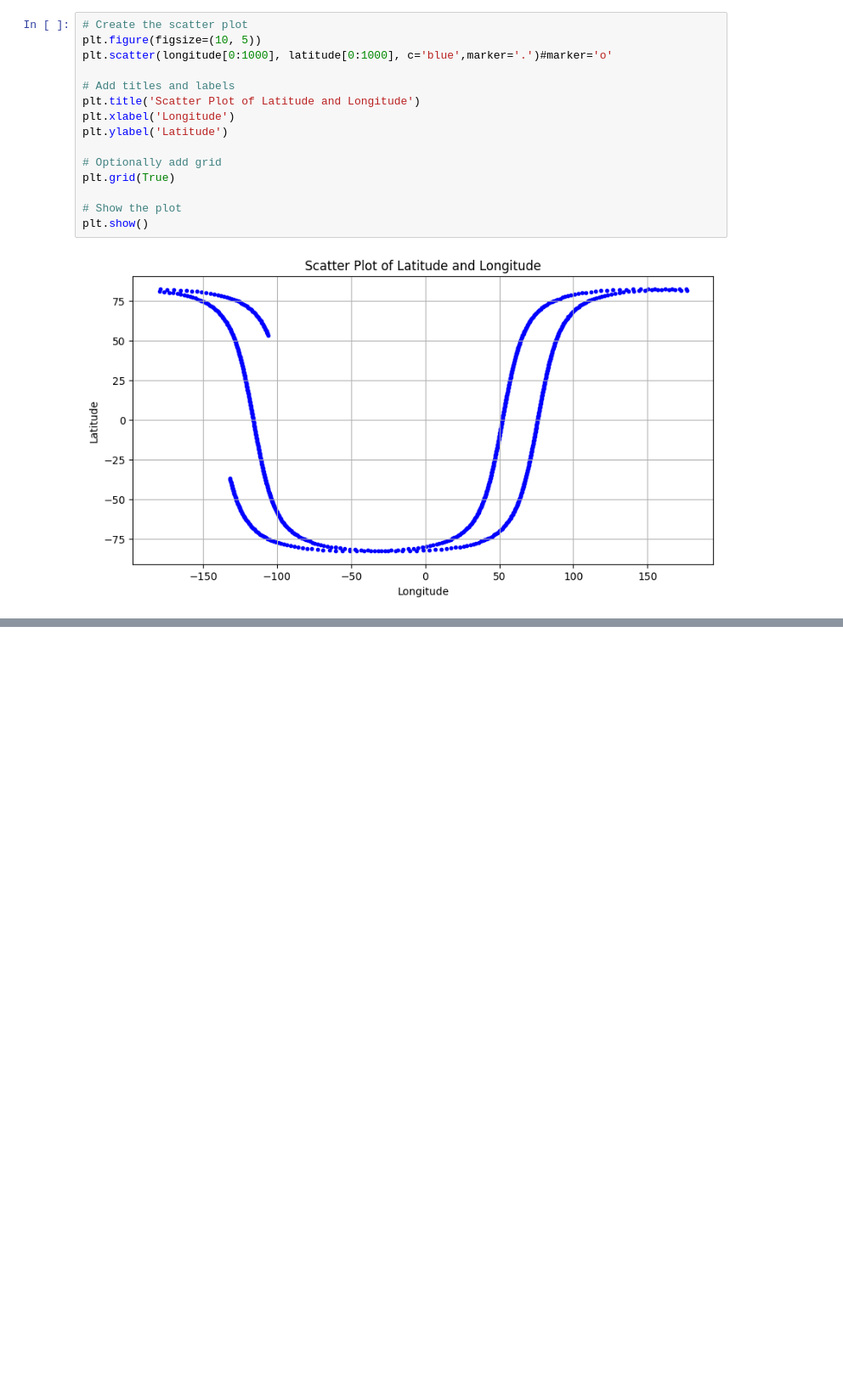
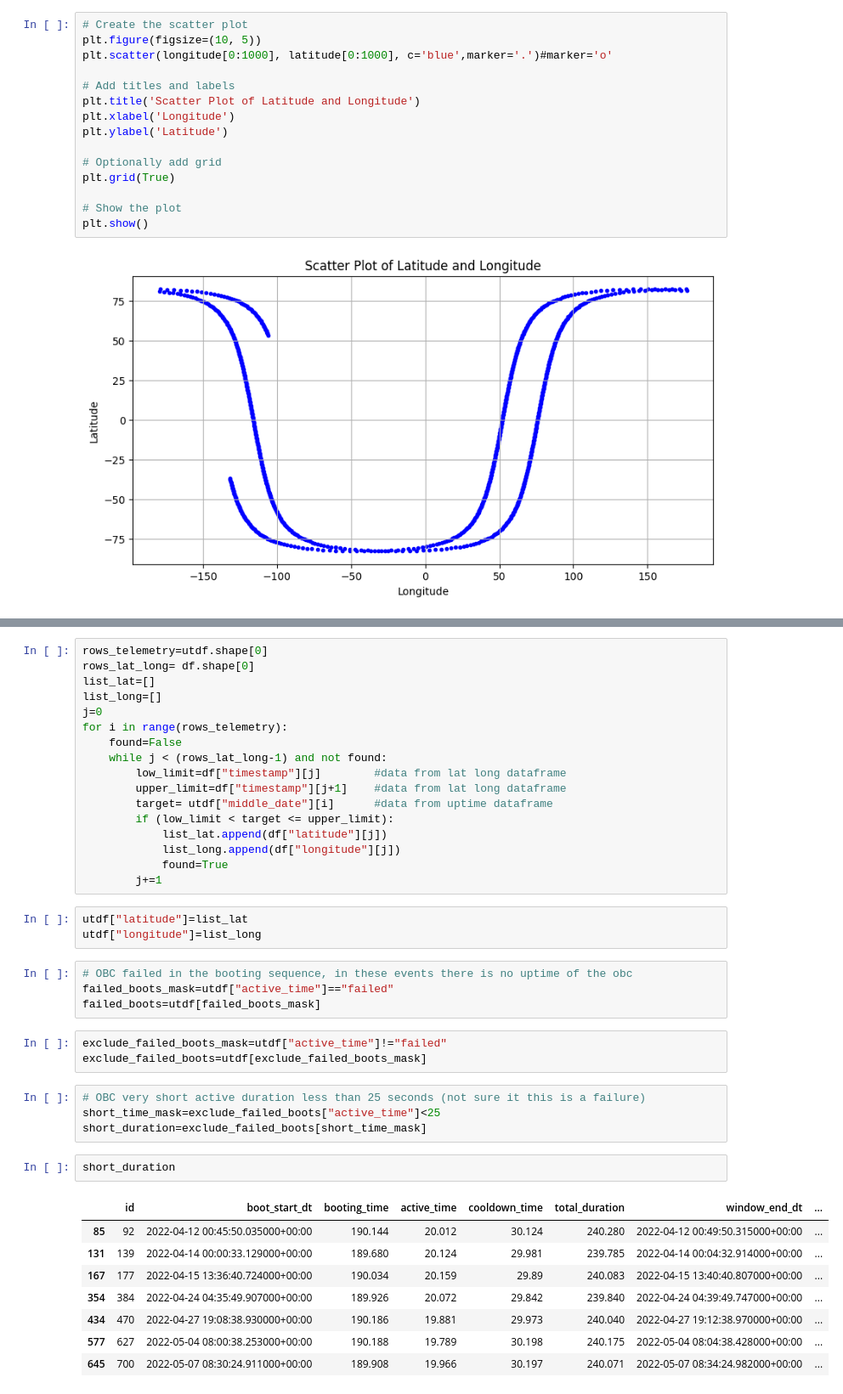
Before and after one commit to estebanfw/telemetry_analysis, a Jupyter notebook: use_orbit_predictor.ipynb, the cells around one changed output, grey strips where cells are left out. Shown at 85% size. Saved outputs shown, nothing was run; the diff lists cells and outputs as text; blank space fills up the shorter version.

```diff
--- a/use_orbit_predictor.ipynb
+++ b/use_orbit_predictor.ipynb
@@ -109,0 +138,42 @@ plt.show()
+# %%
+rows_telemetry=utdf.shape[0]
+rows_lat_long= df.shape[0]
+list_lat=[]
+list_long=[]
+j=0
+for i in range(rows_telemetry):
+    found=False
+    while j < (rows_lat_long-1) and not found:
+        low_limit=df["timestamp"][j]        #data from lat long dataframe
+        upper_limit=df["timestamp"][j+1]    #data from lat long dataframe
+        target= utdf["middle_date"][i]      #data from uptime dataframe
+        if (low_limit < target <= upper_limit):
+            list_lat.append(df["latitude"][j])
+            list_long.append(df["longitude"][j])
+            found=True
+        j+=1
+# %%
+utdf["latitude"]=list_lat
+utdf["longitude"]=list_long
+# %%
+# OBC failed in the booting sequence, in these events there is no uptime of the obc
+failed_boots_mask=utdf["active_time"]=="failed"
+failed_boots=utdf[failed_boots_mask]
+# %%
+exclude_failed_boots_mask=utdf["active_time"]!="failed"
+exclude_failed_boots=utdf[exclude_failed_boots_mask]
+# %%
+# OBC very short active duration less than 25 seconds (not sure it this is a failure)
+short_time_mask=exclude_failed_boots["active_time"]<25
+short_duration=exclude_failed_boots[short_time_mask]
+# %%
+short_duration
+# %% [output]
+|  | id | boot_start_dt | booting_time | active_time | cooldown_time | total_duration | window_end_dt | ... |
+| 85 | 92 | 2022-04-12 00:45:50.035000+00:00 | 190.144 | 20.012 | 30.124 | 240.280 | 2022-04-12 00:49:50.315000+00:00 | ... |
+| 131 | 139 | 2022-04-14 00:00:33.129000+00:00 | 189.680 | 20.124 | 29.981 | 239.785 | 2022-04-14 00:04:32.914000+00:00 | ... |
+| 167 | 177 | 2022-04-15 13:36:40.724000+00:00 | 190.034 | 20.159 | 29.89 | 240.083 | 2022-04-15 13:40:40.807000+00:00 | ... |
+| 354 | 384 | 2022-04-24 04:35:49.907000+00:00 | 189.926 | 20.072 | 29.842 | 239.840 | 2022-04-24 04:39:49.747000+00:00 | ... |
+| 434 | 470 | 2022-04-27 19:08:38.930000+00:00 | 190.186 | 19.881 | 29.973 | 240.040 | 2022-04-27 19:12:38.970000+00:00 | ... |
+| 577 | 627 | 2022-05-04 08:00:38.253000+00:00 | 190.188 | 19.789 | 30.198 | 240.175 | 2022-05-04 08:04:38.428000+00:00 | ... |
+| 645 | 700 | 2022-05-07 08:30:24.911000+00:00 | 189.908 | 19.966 | 30.197 | 240.071 | 2022-05-07 08:34:24.982000+00:00 | ... |
```
Also changed, not shown: parts of 6 cells of this notebook, 1 other file.
